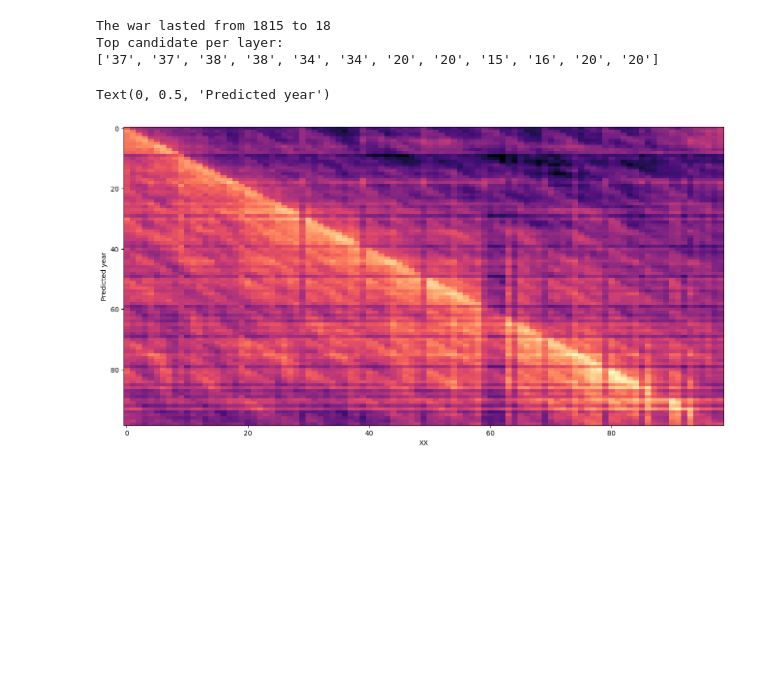
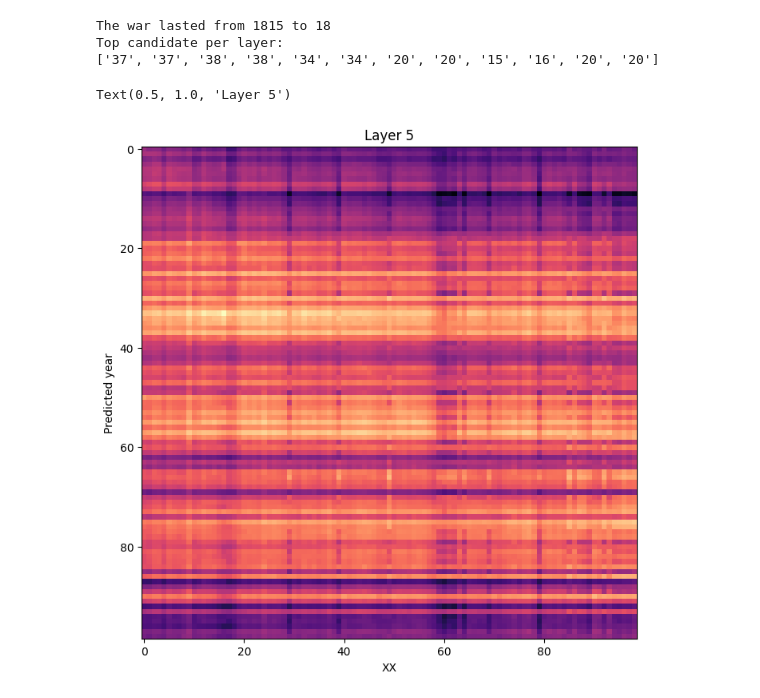
Before and after one commit to benjaminW2025/greater-than-cap, a Jupyter notebook: notebooks/interpretability.ipynb, the cells around one changed output. Drawn from its saved outputs; the diff is of its cells as text; code cells hidden in the pictures; blank space fills up the shorter version.

```diff
--- a/notebooks/sampled_interpretability.ipynb
+++ b/notebooks/interpretability.ipynb
@@ -12,18 +6,26 @@ This notebook will not perform the actual circuit tracing and mechanistic analys
 # Set project root
 import sys
 sys.path.append("/Users/benjawesome/coding/greater-than-cap-analysis")
+# %%
+# Imports and device....
+
+import torch
+
+device = torch.device('mps')
 # %%
-# Imports...
+# More imports...
 
 # Transformer lens and GPT2-Small
 from transformer_lens import HookedTransformer
 
-model = HookedTransformer.from_pretrained("gpt2-small")
+model = HookedTransformer.from_pretrained("gpt2-small", device=device)
 
 # Import our prompt generation script and create 50 prompts
-from data.greater_than_prompt_generation import generateDataset
+from data.greater_than_prompt_generation import generate_dataset
+from data.greater_than_prompt_generation import generate_full_dataset
 
-prompts_50 = generateDataset(50)
+prompts_50 = generate_dataset(50)
+all_prompts = generate_full_dataset()
 
 import matplotlib.pyplot as plt
 # %% [output]
@@ -34,7 +36,7 @@ Loaded pretrained model gpt2-small into HookedTransformer
 correct = 0
 count = 0
 
-for pair in prompts_50:
+for pair in all_prompts:
     # Extract prompt and number
     prompt = pair[0]
     num = pair[1]
@@ -45,7 +47,6 @@ for pair in prompts_50:
 
     # Print model's prediction
     prediction = model.to_string(logits[0, -1, :].argmax(dim=-1))
-    print(prediction)
     prediction = int(prediction)
 
     # Log accuracy
@@ -80,7 +65,7 @@ Here we extract and plot the logit lenses of all 12 layers for three select prom
 # %%
 # Create prompts and run them through the model
 
-prompts = generateDataset(3)
+prompts = generate_dataset(3)
 
 prompt1 = prompts[0][0]
 prompt2 = prompts[1][0]
@@ -226,30 +208,32 @@ Top candidate per layer:
 # %%
 # Now we plot the logit lens for all of the prompts at once
 
 logit_lenses = []
+layer = 5
 
 for i in range(1, 100):
     # Create prompt
     num = f"{i:02d}"
     prompt = "The war lasted from 18" + num + " to 18"
 
     _, cache = model.run_with_cache(prompt)
 
     # Extract residual stream post attention layer & compute logits
-    resid_post = cache["resid_post", 9][:, -1, :]
+    resid_post = cache["resid_post", layer][:, -1, :]
     normalized_resid = model.ln_final(resid_post)
     logits = normalized_resid @ model.W_U[:, token_id_tensor]
 
     # Append logits
     logit_lenses.append(logits.squeeze(0).detach().cpu())
 
 logit_lenses = torch.stack(logit_lenses)
 
-fig, ax = plt.subplots(figsize=(16, 8))
+fig, ax = plt.subplots(figsize=(8, 8))
 im = ax.imshow(logit_lenses.T, aspect="auto", cmap="magma")
 
 plt.xlabel("XX")
 plt.ylabel("Predicted year")
+plt.title("Layer " + str(layer))
 # %% [output]
-Text(0, 0.5, 'Predicted year')
+Text(0.5, 1.0, 'Layer 5')
-[figure, old version]
+[figure, new version]
```
Also changed, not shown: parts of 10 cells of this notebook, 1 other file.
